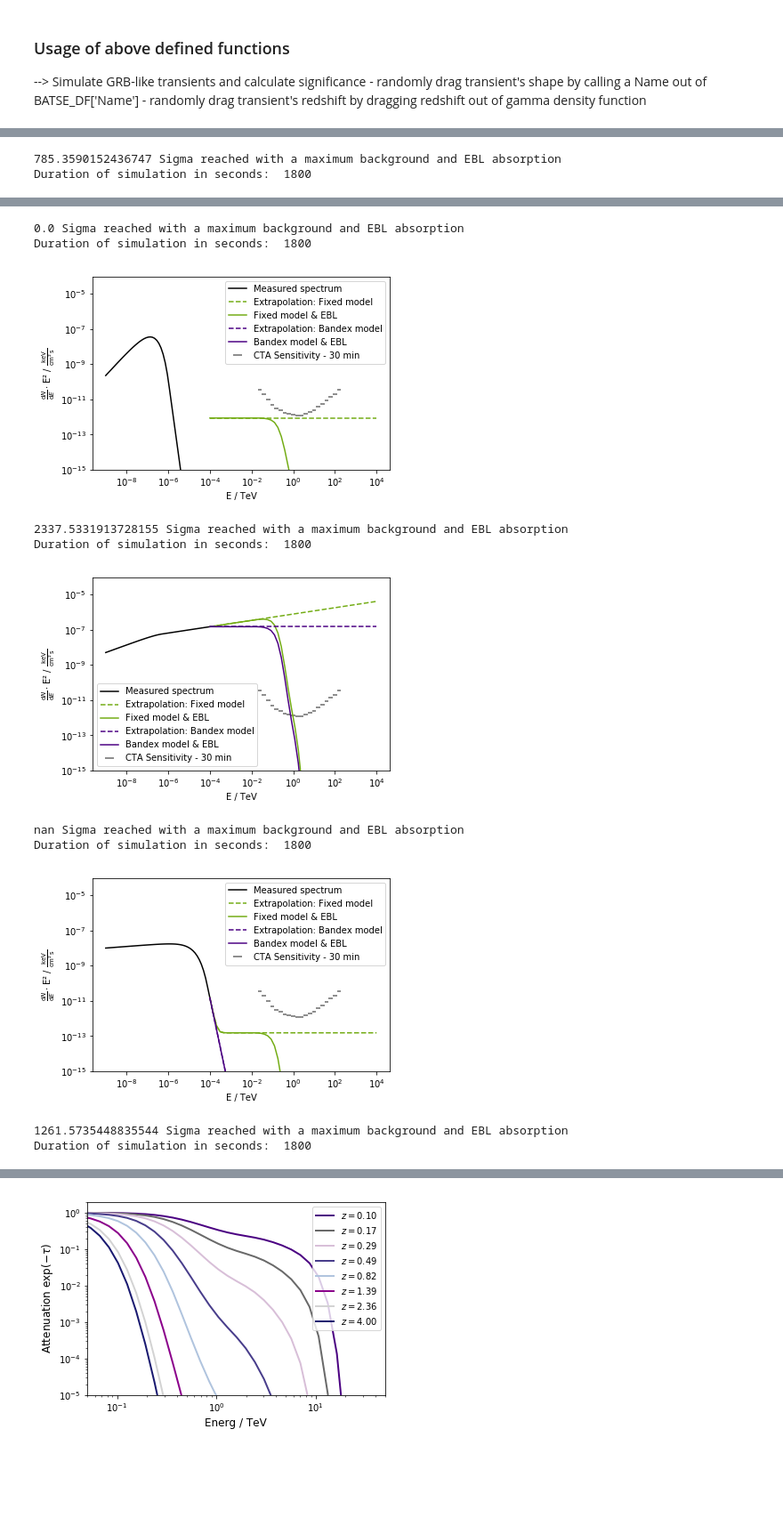
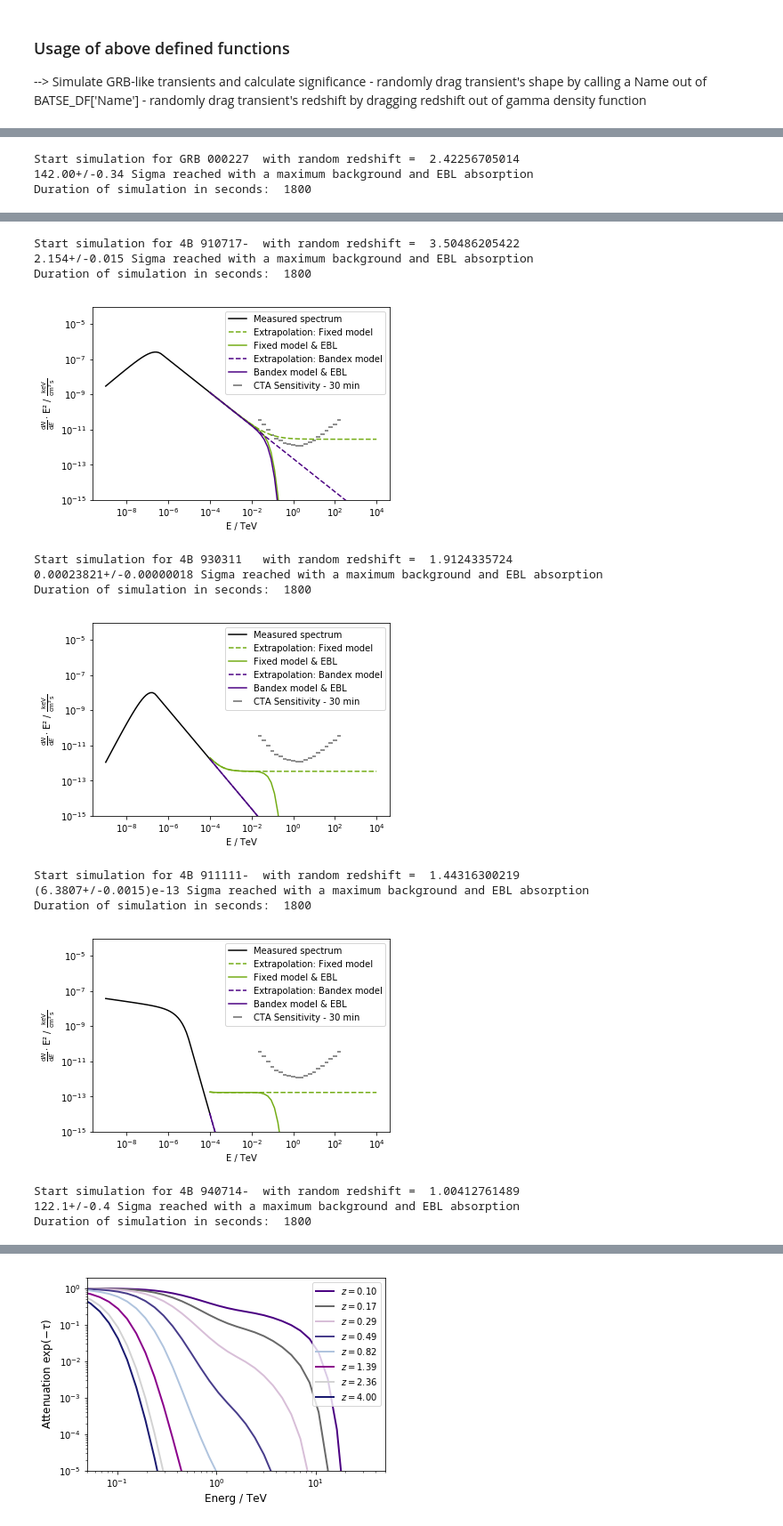
Before and after one commit to JanaMo/Project_Master, a Jupyter notebook: Realistic_Expectations.ipynb, the cells around one changed output, grey strips where cells are left out. Shown at 89% size. Cells and saved outputs as stored; diff of their text form; code cells hidden in the pictures; blank space fills up the shorter version.

Commit message:
Copied method for GBM data and started thinking about a method for LAT data

```diff
--- a/Realistic_Expectations.ipynb
+++ b/Realistic_Expectations.ipynb
@@ -330,7 +337,9 @@ plt.savefig('Plots/Gilmore_Simulation/CTA_background_rate.pdf'); plt.clf()
 8.002836406230927 1 / min
 <matplotlib.figure.Figure at 0x...>
 # %%
-def simulate_detection(Path_to_fits_file,BATSE_DF, GRBname,z,time):
+from Gilmore_simulation import calculaterate_GBM
+def simulate_BATSE_detection(Path_to_fits_file,BATSE_DF, GRBname,z,time):
+    print('Start simulation for', GRBname, 'with random redshift = ', z)
     BGD_Rate = integrate_background(Path_to_fits_file)[0] # integrate--- has two outputs
     Gamma_Rate = calculaterate(Path_to_fits_file,GRBname,BATSE_DF,z)
     Sigma = calculatesignificance(Gamma_Rate,BGD_Rate,time,1)
@@ -340,6 +349,6 @@ def simulate_detection(Path_to_fits_file,BATSE_DF, GRBname,z,time):
     return Sigma
 
 
-simulate_detection('/home/jana/Schreibtisch/Projekt Master/caldb/data/cta/prod3b/bcf/South_z20_average_100s/irf_file.fits',
+simulate_BATSE_detection('/home/jana/Schreibtisch/Projekt Master/caldb/data/cta/prod3b/bcf/South_z20_average_30m/irf_file.fits',
             BATSE_DF,'910905',0.1,1800)
 # %% [output]
@@ -357,16 +367,17 @@ $0.92964357 \; \mathrm{}$
 # %%
 ### Name randomly drag from BATSE Dataframe
 ### Redshift not known --> Drag from distribution above
-Sigmas = np.zeros(100)
-for i in range(0,len(Sigmas)):
+N = 1000
+Sigmas = unumpy.uarray(np.zeros(N), np.zeros(N))
+for i in range(0,N-1):
     index = randint(0,len(BATSE_DF)-1)
     Name = BATSE_DF['Name'][index]
     z = gamma.rvs(a, size=1)
     z = z[0]
 
-    Sigma = simulate_detection('/home/jana/Schreibtisch/Projekt Master/caldb/data/cta/prod3b/bcf/South_z20_average_100s/irf_file.fits',
+    Sigma = simulate_BATSE_detection('/home/jana/Schreibtisch/Projekt Master/caldb/data/cta/prod3b/bcf/South_z20_average_30m/irf_file.fits',
                BATSE_DF,Name,z,1800)
-    if np.isnan(Sigma) == True:
-        Sigma = 0.0
+    if np.isnan(unumpy.nominal_values(Sigma)) == True:
+        Sigma = ufloat(0.0,0.0)
     Sigmas[i] = Sigma
 # %% [output]
@@ -376,2 +388,3 @@ Duration of simulation in seconds:  1800
-785.3590152436747 Sigma reached with a maximum background and EBL absorption
+Start simulation for GRB 000227  with random redshift =  2.42256705014
+142.00+/-0.34 Sigma reached with a maximum background and EBL absorption
 Duration of simulation in seconds:  1800
@@ -379,11 +392,15 @@ Duration of simulation in seconds:  1800
-0.0 Sigma reached with a maximum background and EBL absorption
+Start simulation for 4B 910717-  with random redshift =  3.50486205422
+2.154+/-0.015 Sigma reached with a maximum background and EBL absorption
 Duration of simulation in seconds:  1800
-[figure, old version]
+[figure, new version]
-2337.5331913728155 Sigma reached with a maximum background and EBL absorption
+Start simulation for 4B 930311   with random redshift =  1.9124335724
+0.00023821+/-0.00000018 Sigma reached with a maximum background and EBL absorption
 Duration of simulation in seconds:  1800
-[figure, old version]
+[figure, new version]
-nan Sigma reached with a maximum background and EBL absorption
+Start simulation for 4B 911111-  with random redshift =  1.44316300219
+(6.3807+/-0.0015)e-13 Sigma reached with a maximum background and EBL absorption
 Duration of simulation in seconds:  1800
-[figure, old version]
+[figure, new version]
-1261.5735448835544 Sigma reached with a maximum background and EBL absorption
+Start simulation for 4B 940714-  with random redshift =  1.00412761489
+122.1+/-0.4 Sigma reached with a maximum background and EBL absorption
 Duration of simulation in seconds:  1800
```
Also changed, not shown: parts of 11 cells of this notebook, 8 other files.
